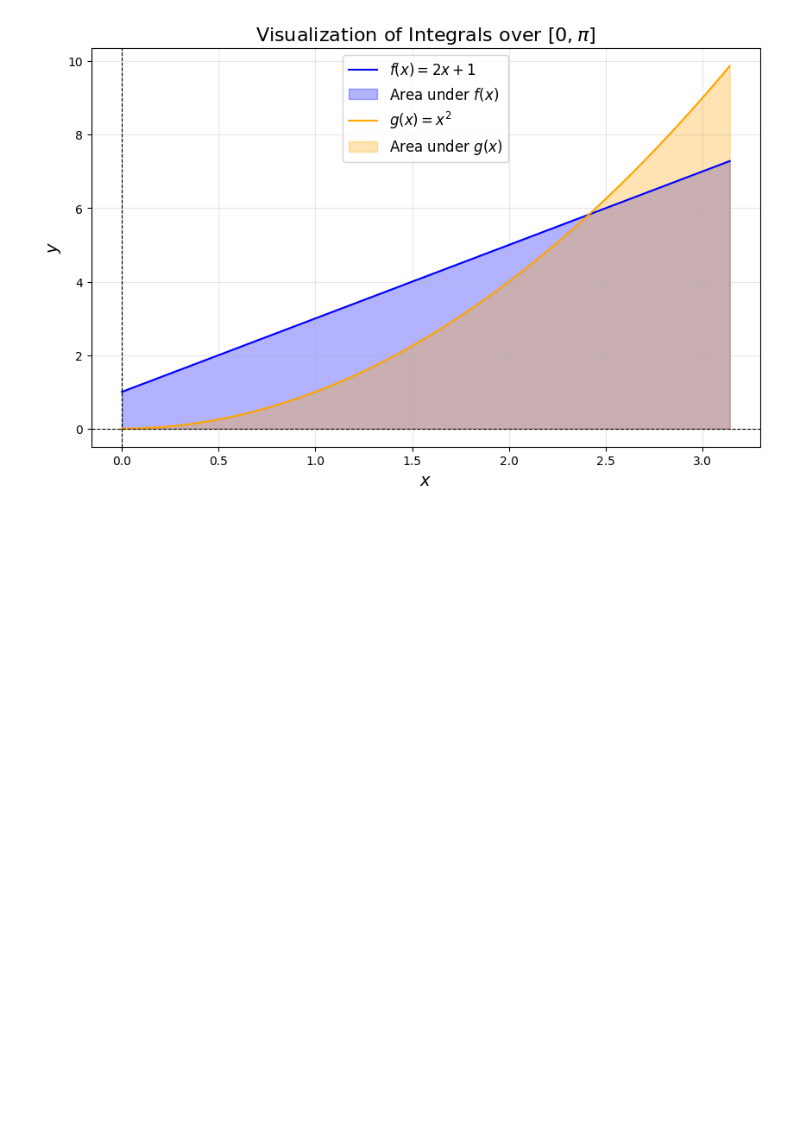
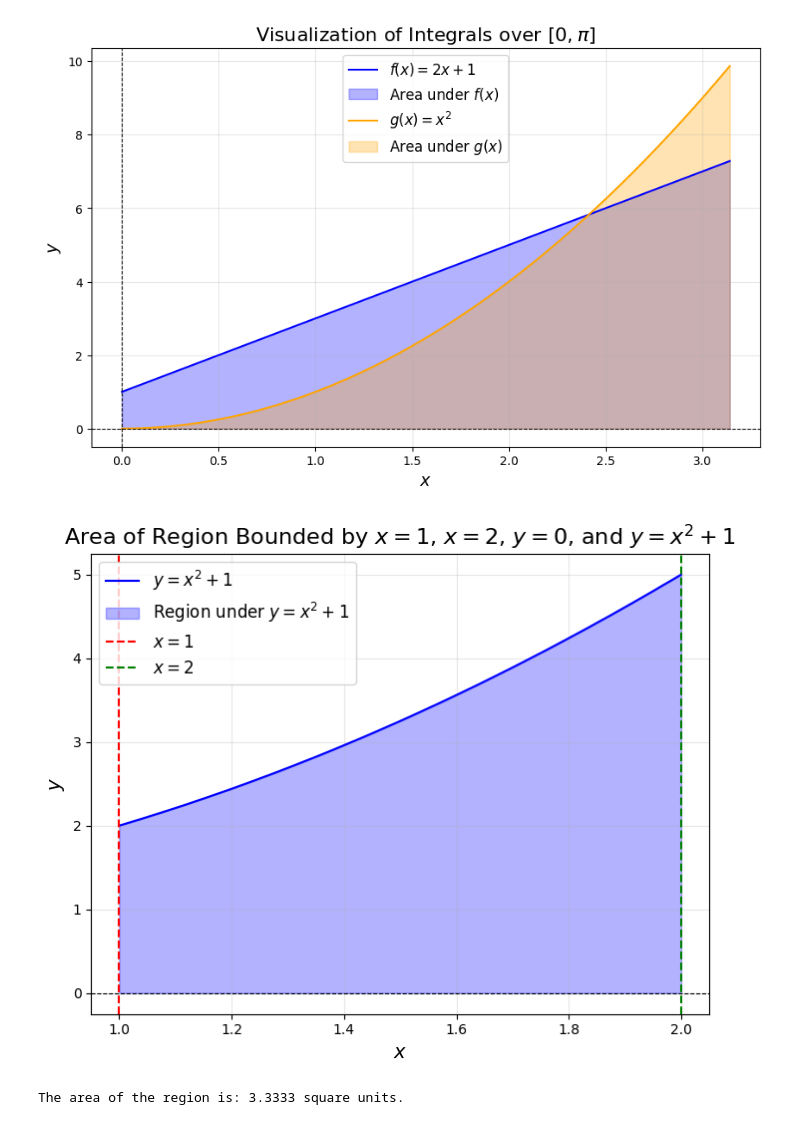
Before and after one commit to viakek/Math-2024-25-Winter, a Jupyter notebook: 24_Integrals.ipynb, the cells around one changed output. Drawn from its saved outputs; the diff is of its cells as text; code cells hidden in the pictures; blank space fills up the shorter version.

```diff
--- a/24_Integrals.ipynb
+++ b/24_Integrals.ipynb
@@ -143,3 +143,49 @@ plt.grid(alpha=0.3)
 plt.show()
 # %% [output]
 [figure]
+# %%
+import numpy as np
+import matplotlib.pyplot as plt
+
+# Define the curve and bounds
+curve = lambda x: x**2 + 1
+
+# Define the bounds
+x_min, x_max = 1, 2
+
+# Generate x values for the curve
+x = np.linspace(x_min, x_max, 500)
+y = curve(x)
+
+# Plot the curve and the region
+plt.figure(figsize=(8, 6))
+
+# Plot the curve
+plt.plot(x, y, label='$y = x^2 + 1$', color='blue')
+
+# Fill the region under the curve
+plt.fill_between(x, 0, y, color='blue', alpha=0.3, label='Region under $y = x^2 + 1$')
+
+# Add the boundary lines
+plt.axvline(x=x_min, color='red', linestyle='--', label='$x = 1$')
+plt.axvline(x=x_max, color='green', linestyle='--', label='$x = 2$')
+plt.axhline(y=0, color='black', linewidth=0.8, linestyle='--')
+
+# Labels, title, and legend
+plt.xlabel('$x$', fontsize=14)
+plt.ylabel('$y$', fontsize=14)
+plt.title('Area of Region Bounded by $x=1$, $x=2$, $y=0$, and $y=x^2+1$', fontsize=16)
+plt.legend(fontsize=12)
+
+# Display the plot
+plt.grid(alpha=0.3)
+plt.show()
+
+# Calculate the exact area
+from scipy.integrate import quad
+
+area, _ = quad(curve, x_min, x_max)
+print(f"The area of the region is: {area:.4f} square units.")
+# %% [output]
+[figure, added]
+The area of the region is: 3.3333 square units.
```
